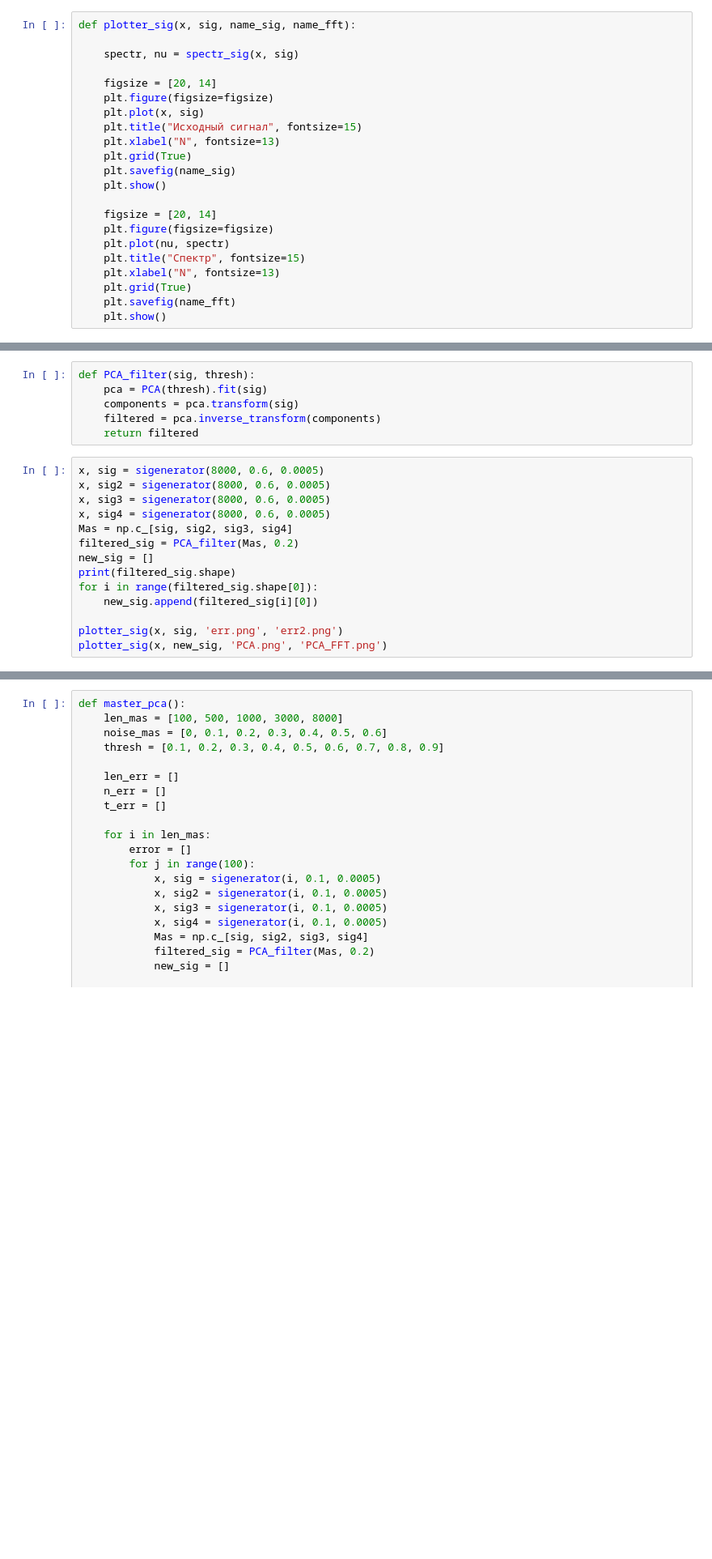
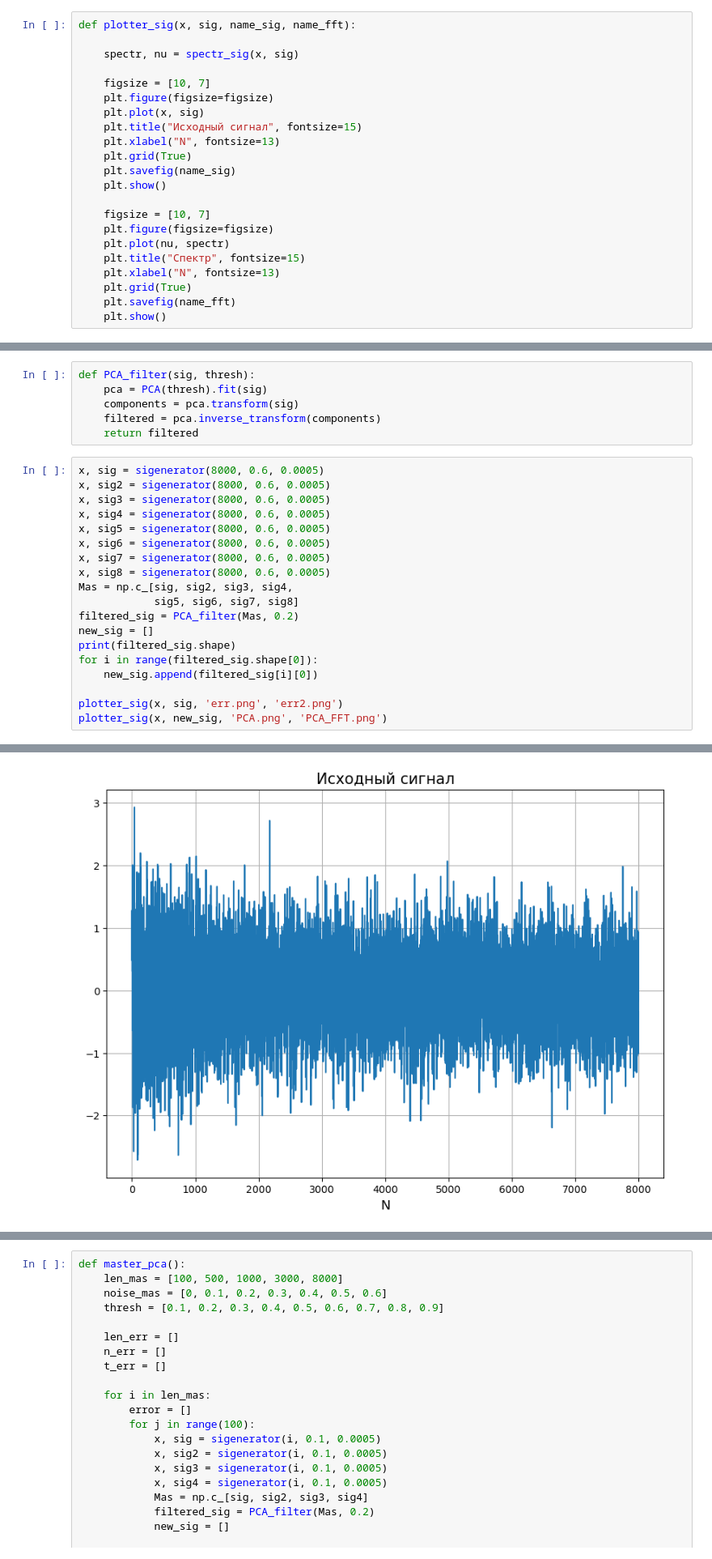
Before and after one commit to Snake9889/Filtering, a Jupyter notebook: Filters.ipynb, the cells around one changed output, grey strips where cells are left out. Shown at 81% size. Drawn from its saved outputs; the diff is of its cells as text; blank space fills up the shorter version.

```diff
--- a/Filters.ipynb
+++ b/Filters.ipynb
@@ -56,7 +33,7 @@ def plotter_sig(x, sig, name_sig, name_fft):
 
     spectr, nu = spectr_sig(x, sig)
 
-    figsize = [20, 14]
+    figsize = [10, 7]
     plt.figure(figsize=figsize)
     plt.plot(x, sig)
     plt.title("Исходный сигнал", fontsize=15)
@@ -65,7 +42,7 @@ def plotter_sig(x, sig, name_sig, name_fft):
     plt.savefig(name_sig)
     plt.show()
 
-    figsize = [20, 14]
+    figsize = [10, 7]
     plt.figure(figsize=figsize)
     plt.plot(nu, spectr)
     plt.title("Спектр", fontsize=15)
@@ -264,7 +241,12 @@ x, sig = sigenerator(8000, 0.6, 0.0005)
 x, sig2 = sigenerator(8000, 0.6, 0.0005)
 x, sig3 = sigenerator(8000, 0.6, 0.0005)
 x, sig4 = sigenerator(8000, 0.6, 0.0005)
-Mas = np.c_[sig, sig2, sig3, sig4]
+x, sig5 = sigenerator(8000, 0.6, 0.0005)
+x, sig6 = sigenerator(8000, 0.6, 0.0005)
+x, sig7 = sigenerator(8000, 0.6, 0.0005)
+x, sig8 = sigenerator(8000, 0.6, 0.0005)
+Mas = np.c_[sig, sig2, sig3, sig4,
+            sig5, sig6, sig7, sig8]
 filtered_sig = PCA_filter(Mas, 0.2)
 new_sig = []
 print(filtered_sig.shape)
@@ -278,0 +260 @@ plotter_sig(x, new_sig, 'PCA.png', 'PCA_FFT.png')
+[figure, added]
```
Also changed, not shown: parts of 6 cells of this notebook, 3 other files.
